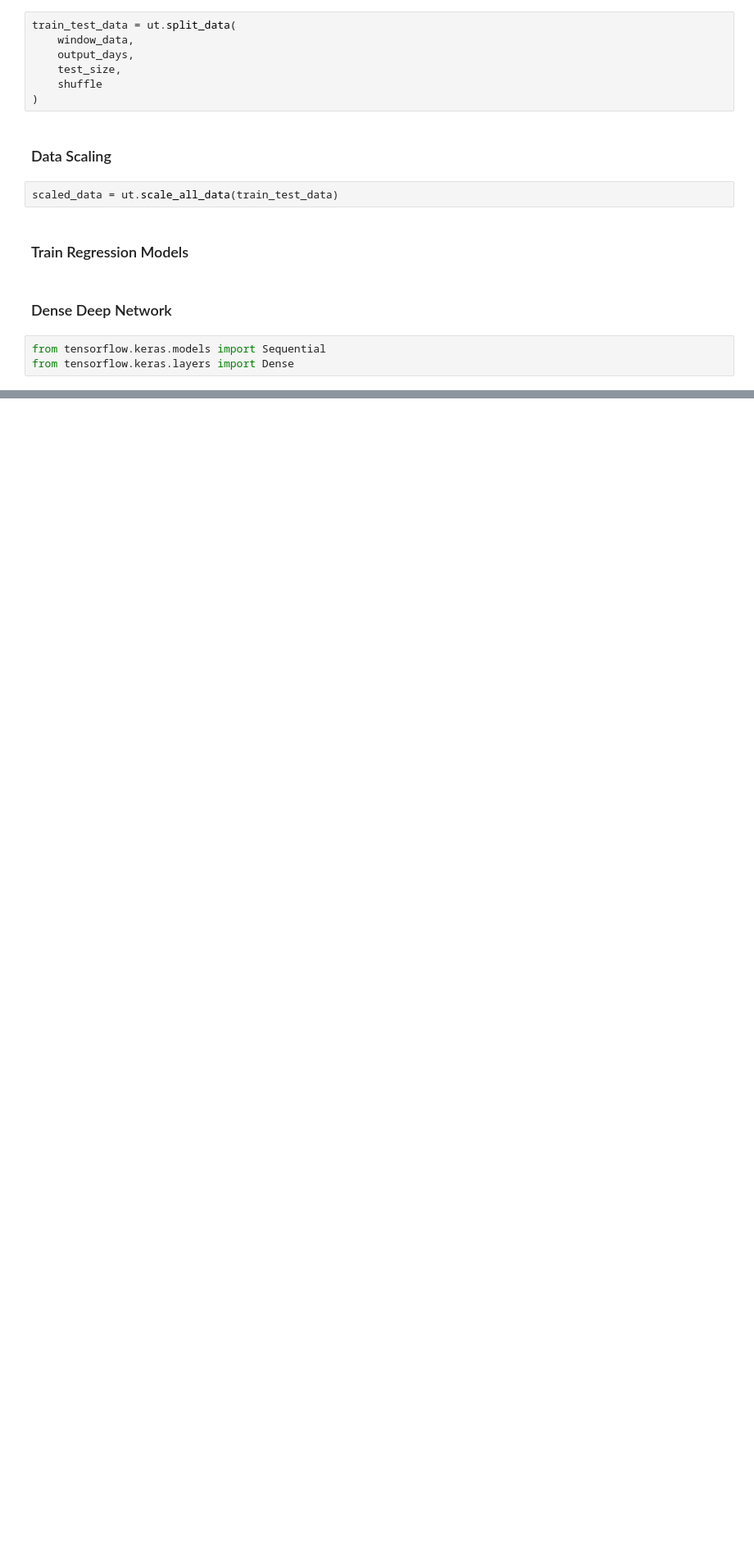
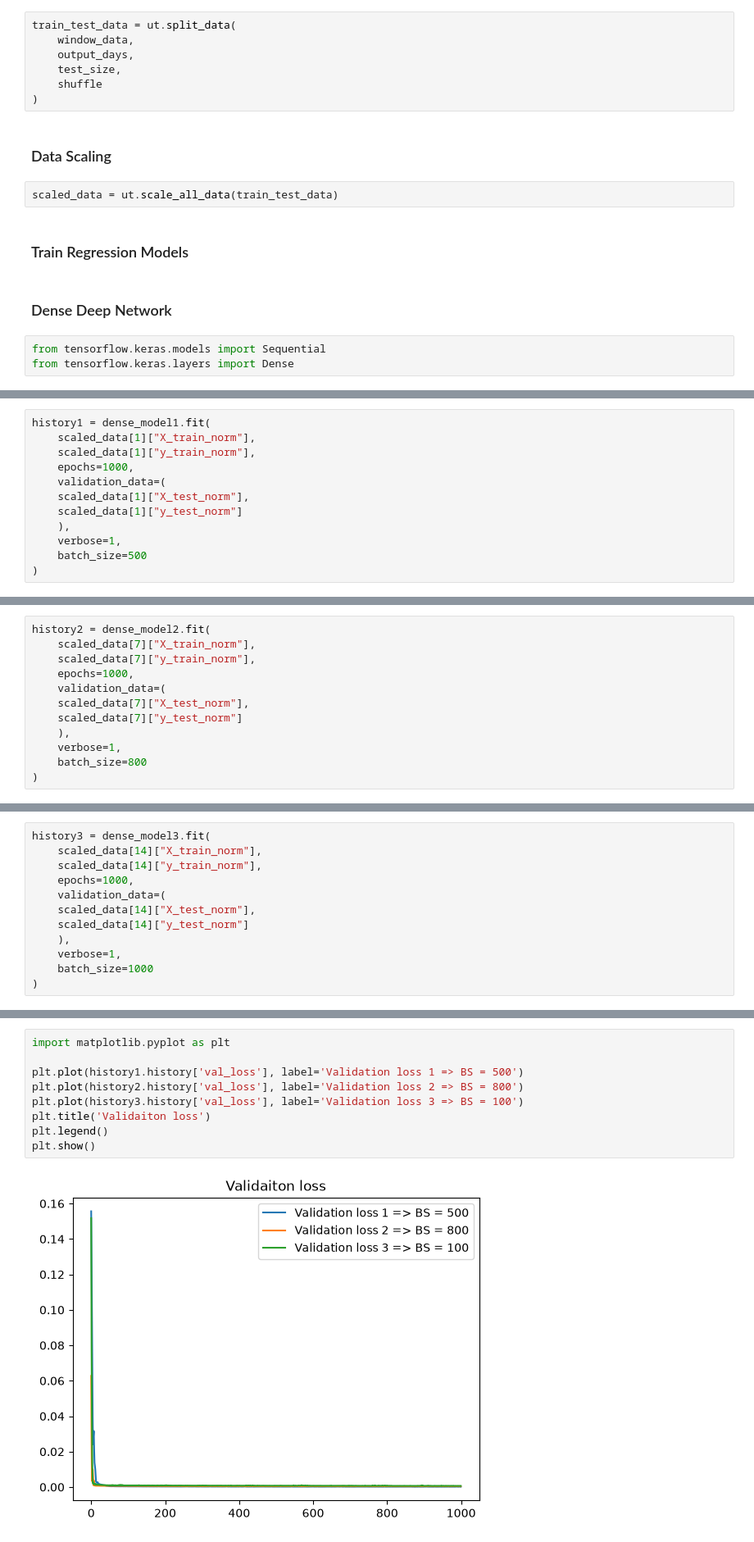
Before and after one commit to nilujafari/ML, a Jupyter notebook: stock_market_regression/main.ipynb, the cells around one changed output, grey strips where cells are left out. Shown at 82% size. Drawn from its saved outputs; the diff is of its cells as text; blank space fills up the shorter version.

```diff
--- a/stock_market_regression/main.ipynb
+++ b/stock_market_regression/main.ipynb
@@ -81,0 +192,12 @@ def generate_model():
+# %%
+history1 = dense_model1.fit(
+    scaled_data[1]["X_train_norm"],
+    scaled_data[1]["y_train_norm"],
+    epochs=1000,
+    validation_data=(
+    scaled_data[1]["X_test_norm"],
+    scaled_data[1]["y_test_norm"]
+    ),
+    verbose=1,
+    batch_size=500
+)
@@ -81,0 +222,12 @@ def generate_model():
+# %%
+history2 = dense_model2.fit(
+    scaled_data[7]["X_train_norm"],
+    scaled_data[7]["y_train_norm"],
+    epochs=1000,
+    validation_data=(
+    scaled_data[7]["X_test_norm"],
+    scaled_data[7]["y_test_norm"]
+    ),
+    verbose=1,
+    batch_size=800
+)
@@ -81,0 +252,12 @@ def generate_model():
+# %%
+history3 = dense_model3.fit(
+    scaled_data[14]["X_train_norm"],
+    scaled_data[14]["y_train_norm"],
+    epochs=1000,
+    validation_data=(
+    scaled_data[14]["X_test_norm"],
+    scaled_data[14]["y_test_norm"]
+    ),
+    verbose=1,
+    batch_size=1000
+)
@@ -81,0 +282,11 @@ def generate_model():
+# %%
+import matplotlib.pyplot as plt
+
+plt.plot(history1.history['val_loss'], label='Validation loss 1 => BS = 500')
+plt.plot(history2.history['val_loss'], label='Validation loss 2 => BS = 800')
+plt.plot(history3.history['val_loss'], label='Validation loss 3 => BS = 100')
+plt.title('Validaiton loss')
+plt.legend()
+plt.show()
+# %% [output]
+[figure, added]
```
Also changed, not shown: parts of 8 cells of this notebook.
